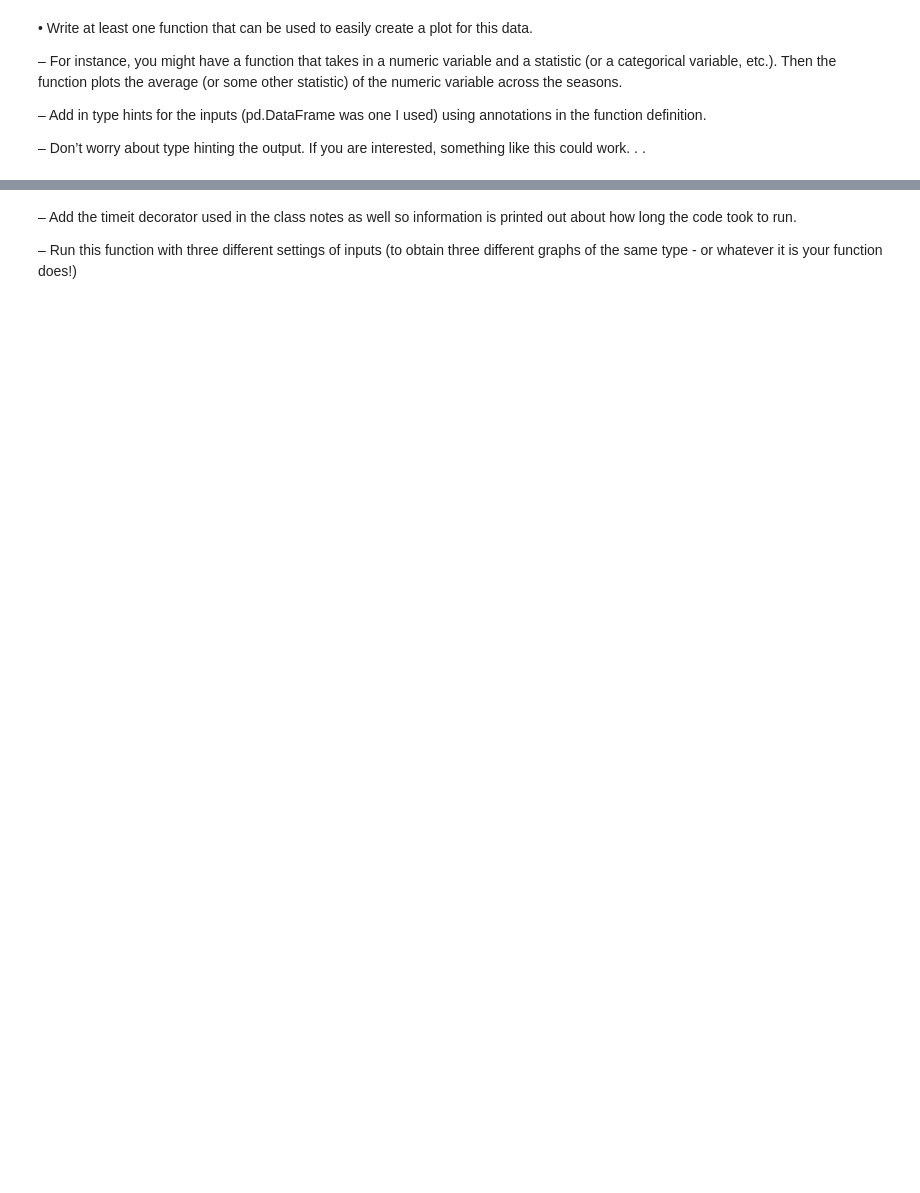
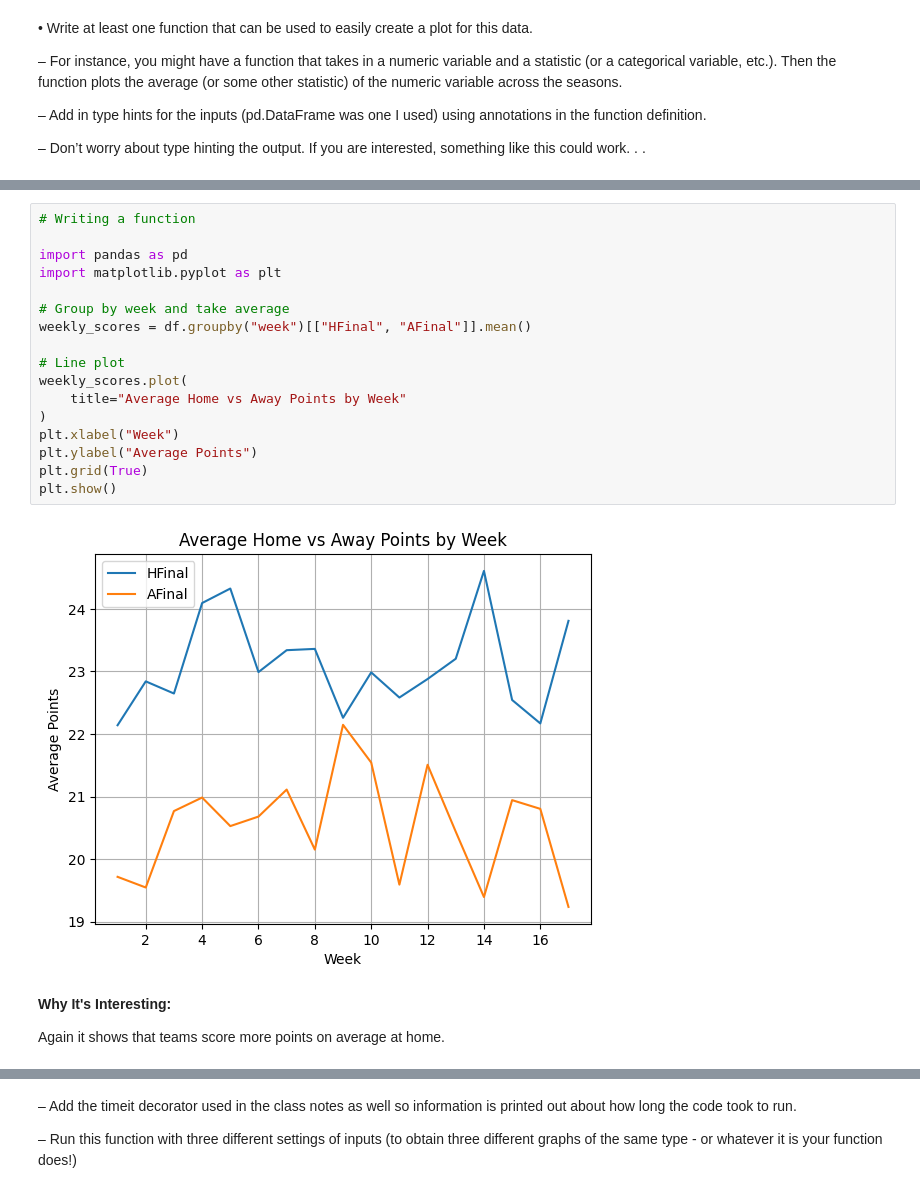
Before and after one commit to ljzier/ST-554-repo, a Jupyter notebook: ST_554_HW4.ipynb, the cells around one changed output, grey strips where cells are left out. Cells and saved outputs as stored; diff of their text form; blank space fills up the shorter version.

```diff
--- a/ST_554_HW4.ipynb
+++ b/ST_554_HW4.ipynb
@@ -483,3 +421,26 @@ def
+# %%
+# Writing a function
+
+import pandas as pd
+import matplotlib.pyplot as plt
+
+# Group by week and take average
+weekly_scores = df.groupby("week")[["HFinal", "AFinal"]].mean()
+
+# Line plot
+weekly_scores.plot(
+    title="Average Home vs Away Points by Week"
+)
+plt.xlabel("Week")
+plt.ylabel("Average Points")
+plt.grid(True)
+plt.show()
+# %% [output]
+[figure, added]
+# %% [markdown]
+**Why It's Interesting:**
+
+Again it shows that teams score more points on average at home.
 # %%
 import pandas as pd
 import matplotlib.pyplot as plt
```
Also changed, not shown: parts of 12 cells of this notebook.
